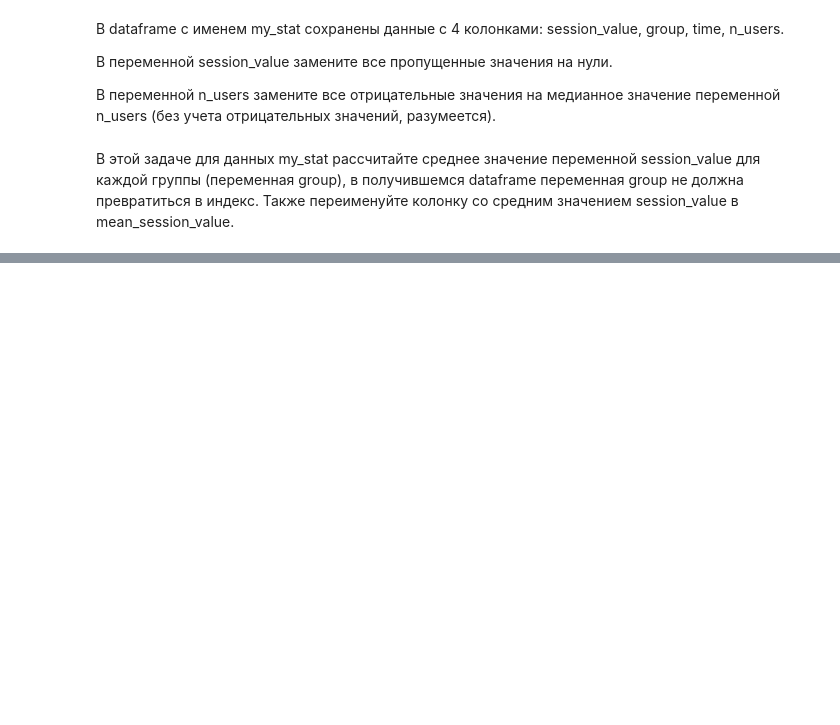
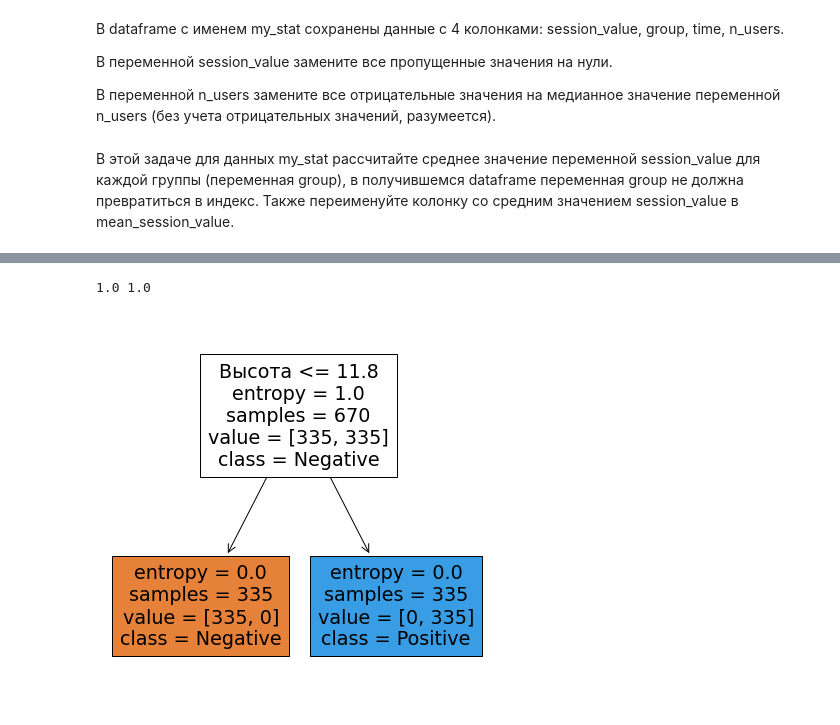
Before and after one commit to tester911007/Neural-network, a Jupyter notebook: Задачи.ipynb, the cells around one changed output, grey strips where cells are left out. Cells and saved outputs as stored; diff of their text form; code cells hidden in the pictures; blank space fills up the shorter version.

```diff
--- a/Задачи.ipynb
+++ b/Задачи.ipynb
@@ -234,0 +349,23 @@ mean_session_value_data = my_stat.groupby("group",as_index=False).session_value.
+# %%
+df = pd.read_csv('https://stepik.org/media/attachments/course/4852/dogs_n_cats.csv')
+# %%
+X = df[['Длина', 'Высота', 'Шерстист', 'Гавкает', 'Лазает по деревьям']]
+y = df.Вид
+
+X_train, X_test, y_train, y_test = train_test_split(X, y, test_size = 0.33, random_state = 42)
+# %%
+clf = tree.DecisionTreeClassifier(criterion='entropy', max_depth=1)
+clf.fit(X_train, y_train)
+
+train_score=clf.score(X_train, y_train)
+accuracy_score=clf.score(X_test, y_test)
+
+print(train_score, accuracy_score)
+
+plt.figure(figsize=(7, 7))
+tree.plot_tree(clf, feature_names=list(X),
+               class_names=['Negative', 'Positive'],
+               filled=True);
+# %% [output]
+1.0 1.0
+[figure, added]
```
Also changed, not shown: parts of 41 cells of this notebook.
